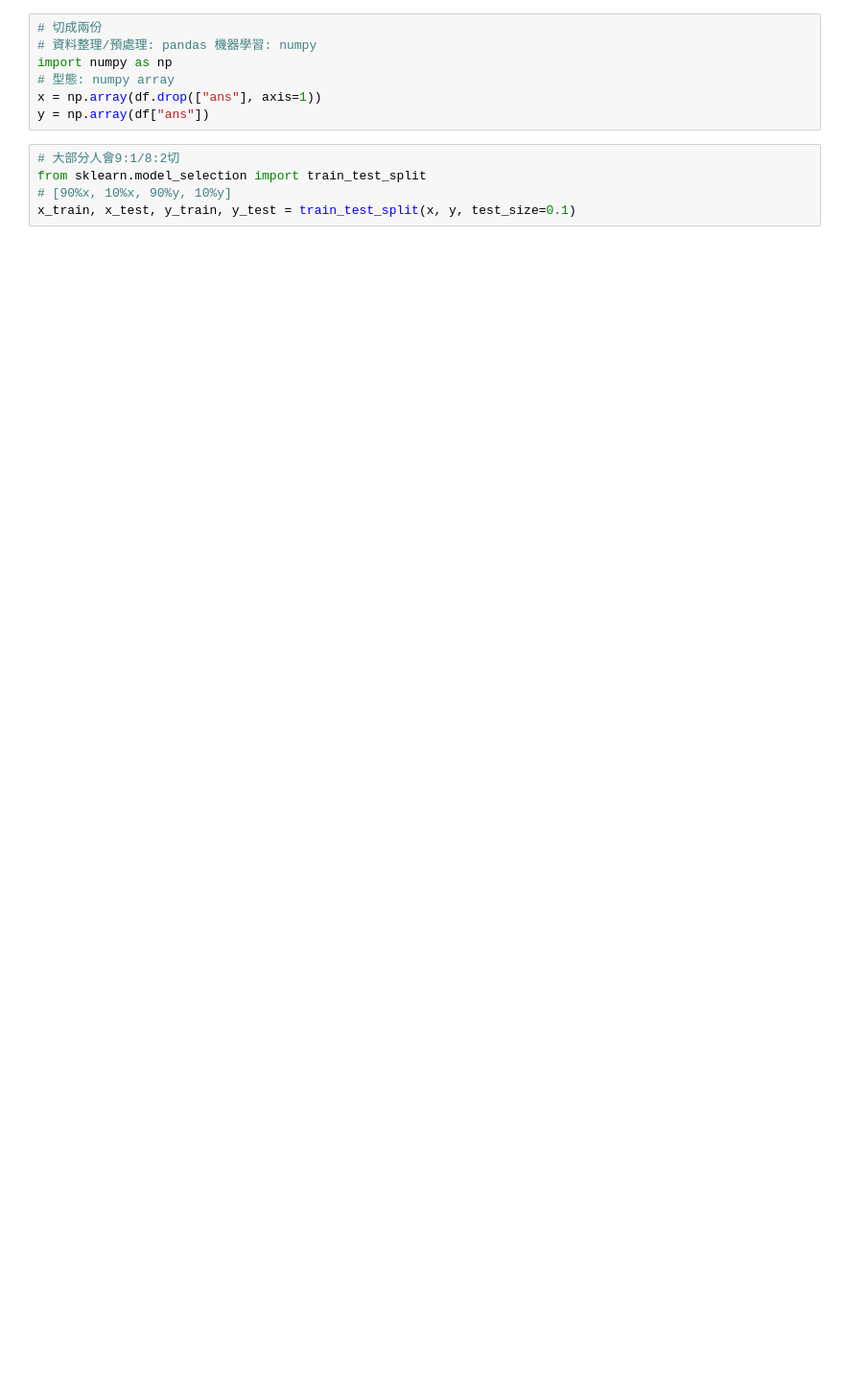
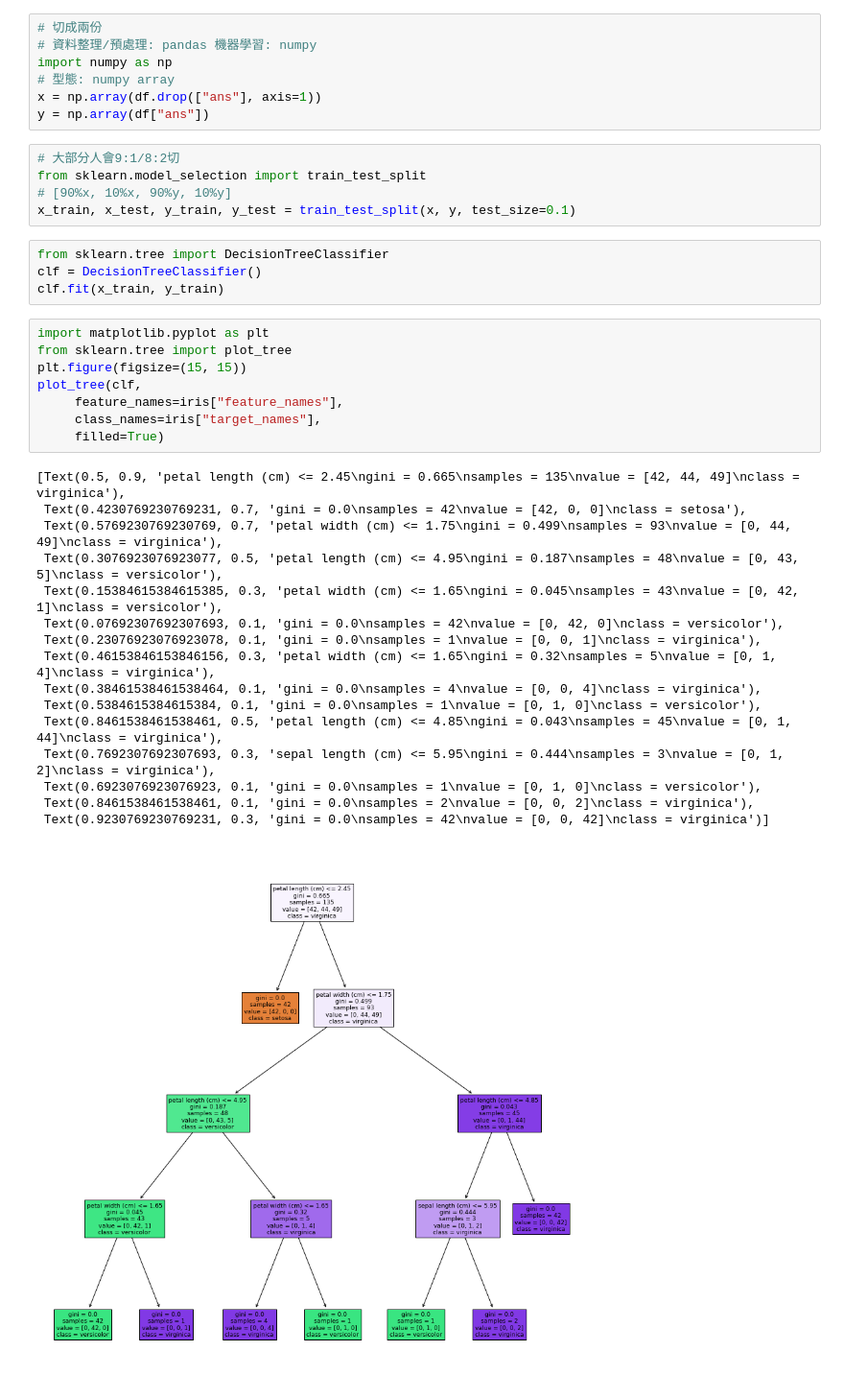
Before and after one commit to Elwing-Chou/tibaml0606, a Jupyter notebook: classification.ipynb, the cells around one changed output. Shown at 96% size. Drawn from its saved outputs; the diff is of its cells as text; blank space fills up the shorter version.

```diff
--- a/classification.ipynb
+++ b/classification.ipynb
@@ -25,3 +39,32 @@ y = np.array(df["ans"])
 from sklearn.model_selection import train_test_split
 # [90%x, 10%x, 90%y, 10%y]
 x_train, x_test, y_train, y_test = train_test_split(x, y, test_size=0.1)
+# %%
+from sklearn.tree import DecisionTreeClassifier
+clf = DecisionTreeClassifier()
+clf.fit(x_train, y_train)
+# %%
+import matplotlib.pyplot as plt
+from sklearn.tree import plot_tree
+plt.figure(figsize=(15, 15))
+plot_tree(clf,
+     feature_names=iris["feature_names"],
+     class_names=iris["target_names"],
+     filled=True)
+# %% [output]
+[Text(0.5, 0.9, 'petal length (cm) <= 2.45\ngini = 0.665\nsamples = 135\nvalue = [42, 44, 49]\nclass = virginica'),
+ Text(0.4230769230769231, 0.7, 'gini = 0.0\nsamples = 42\nvalue = [42, 0, 0]\nclass = setosa'),
+ Text(0.5769230769230769, 0.7, 'petal width (cm) <= 1.75\ngini = 0.499\nsamples = 93\nvalue = [0, 44, 49]\nclass = virginica'),
+ Text(0.3076923076923077, 0.5, 'petal length (cm) <= 4.95\ngini = 0.187\nsamples = 48\nvalue = [0, 43, 5]\nclass = versicolor'),
+ Text(0.15384615384615385, 0.3, 'petal width (cm) <= 1.65\ngini = 0.045\nsamples = 43\nvalue = [0, 42, 1]\nclass = versicolor'),
+ Text(0.07692307692307693, 0.1, 'gini = 0.0\nsamples = 42\nvalue = [0, 42, 0]\nclass = versicolor'),
+ Text(0.23076923076923078, 0.1, 'gini = 0.0\nsamples = 1\nvalue = [0, 0, 1]\nclass = virginica'),
+ Text(0.46153846153846156, 0.3, 'petal width (cm) <= 1.65\ngini = 0.32\nsamples = 5\nvalue = [0, 1, 4]\nclass = virginica'),
+ Text(0.38461538461538464, 0.1, 'gini = 0.0\nsamples = 4\nvalue = [0, 0, 4]\nclass = virginica'),
+ Text(0.5384615384615384, 0.1, 'gini = 0.0\nsamples = 1\nvalue = [0, 1, 0]\nclass = versicolor'),
+ Text(0.8461538461538461, 0.5, 'petal length (cm) <= 4.85\ngini = 0.043\nsamples = 45\nvalue = [0, 1, 44]\nclass = virginica'),
+ Text(0.7692307692307693, 0.3, 'sepal length (cm) <= 5.95\ngini = 0.444\nsamples = 3\nvalue = [0, 1, 2]\nclass = virginica'),
+ Text(0.6923076923076923, 0.1, 'gini = 0.0\nsamples = 1\nvalue = [0, 1, 0]\nclass = versicolor'),
+ Text(0.8461538461538461, 0.1, 'gini = 0.0\nsamples = 2\nvalue = [0, 0, 2]\nclass = virginica'),
+ Text(0.9230769230769231, 0.3, 'gini = 0.0\nsamples = 42\nvalue = [0, 0, 42]\nclass = virginica')]
+[figure, added]
```
Also changed, not shown: parts of 1 cell of this notebook.
